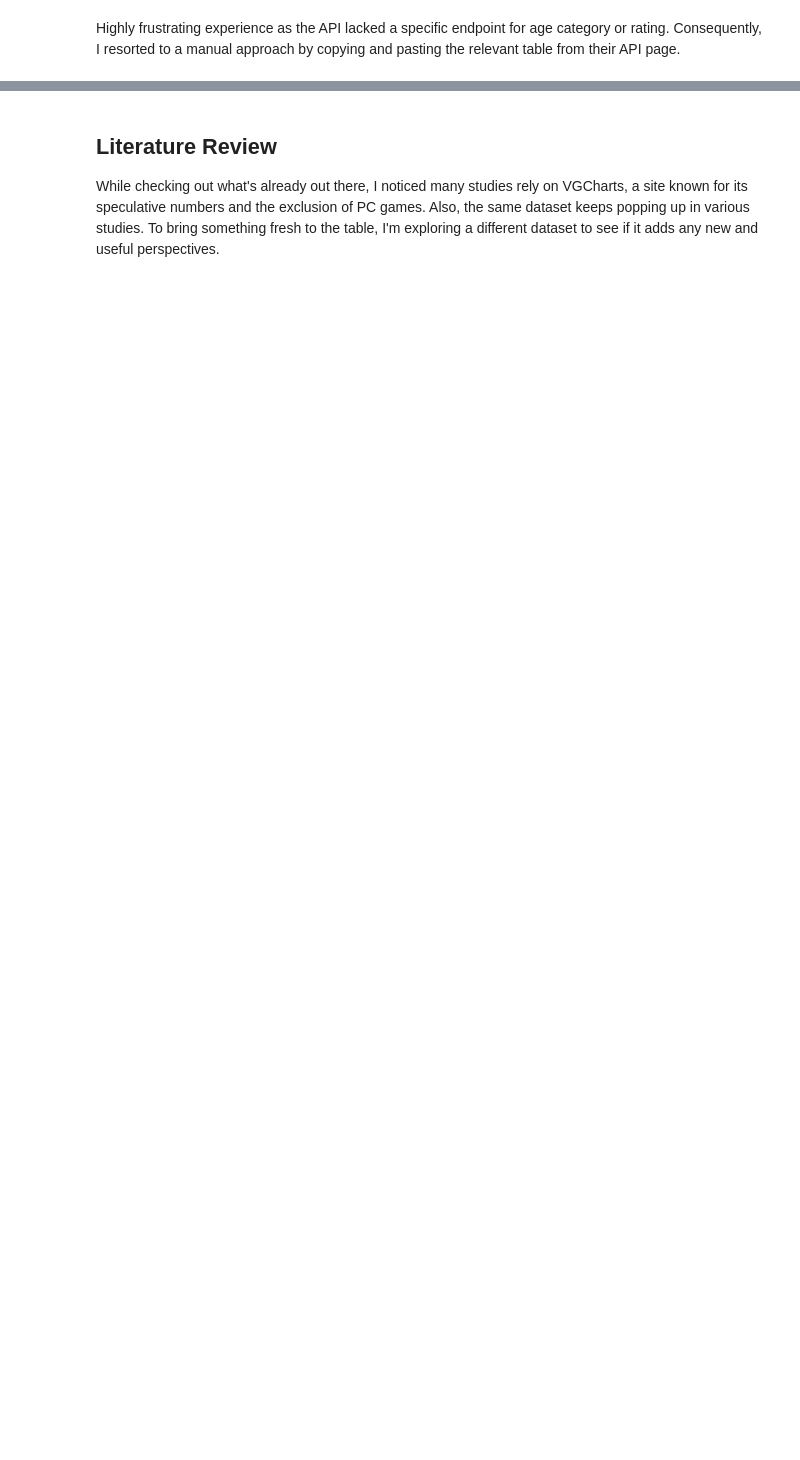
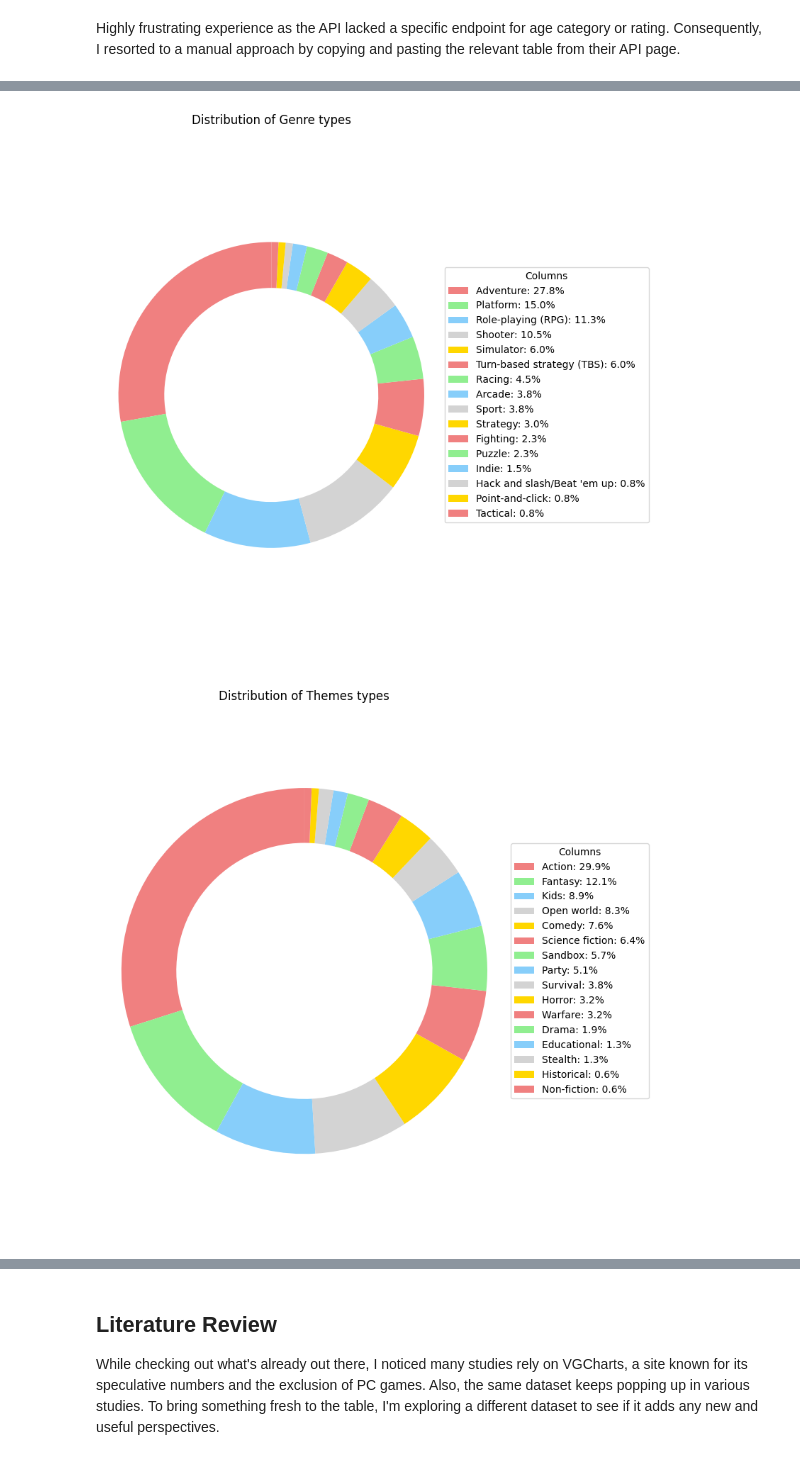
Before and after one commit to zhiwt01/project, a Jupyter notebook: info.ipynb, the cells around one changed output, grey strips where cells are left out. Drawn from its saved outputs; the diff is of its cells as text; code cells hidden in the pictures; blank space fills up the shorter version.

```diff
--- a/info.ipynb
+++ b/info.ipynb
@@ -569,6 +533,7 @@ def map_list(lst, mapping_dict):
     else:
         return np.nan
 
+df['player_perspectives'] = df['player_perspectives'].apply(map_list, mapping_dict=player_perspectives_code)
 df['age_ratings']= df['age_ratings'].apply(map_list, mapping_dict=age_ratings_code)
 
 genres_list = extract_unique(df['genres'])
@@ -627,0 +652,19 @@ print(df.head())
+# %%
+filtered_df=filtered_df[['id', 'name', 'genres', 'themes', 'platforms', 'player_perspectives','multiplayer_modes','age_ratings','game_localizations']]
+filtered_df['game_localizations'] = np.where(filtered_df['game_localizations'].replace([np.nan, ''], False), True, False)
+filtered_df['multiplayer_modes'] = np.where(filtered_df['multiplayer_modes'].replace([np.nan, ''], False), True, False)
+
+general_df =filtered_df[['name', 'player_perspectives','multiplayer_modes','age_ratings','game_localizations']]
+
+specialized = ['genres', 'themes', 'platforms']
+specialized_df_list =[]
+
+for x in specialized:
+    specialized_df_list.append(pd.DataFrame(filtered_df[['name', x]]))
+
+for index, value in enumerate(specialized):
+    genres_dummies = pd.get_dummies(specialized_df_list[index][value].apply(pd.Series).stack()).groupby(level=0).max()
+    specialized_df_list[index] = pd.concat([specialized_df_list[index], genres_dummies], axis=1)
+    specialized_df_list[index].drop(columns=value, inplace=True)
+
+genres_df, themes_df, platforms_df = specialized_df_list
@@ -627,0 +728,27 @@ print(df.head())
+# %%
+def plot_pie_chart(df, title):
+    df_without_name = df.drop(columns=['name'])
+
+    true_values_df = df_without_name[df_without_name == True].dropna(axis=1, how='all')
+
+    column_sums = true_values_df.sum().sort_values(ascending=False)
+
+    fig, ax = plt.subplots(figsize=(8, 8))
+    wedges, _, _ = ax.pie(column_sums, labels=None, autopct='', startangle=90, colors=['lightcoral', 'lightgreen', 'lightskyblue', 'lightgray', 'gold'], wedgeprops=dict(width=0.3))
+
+    percentage_labels = [f'{percent:.1f}%' for percent in column_sums / column_sums.sum() * 100]
+    legend_labels = [f'{col}: {percent}' for col, percent in zip(column_sums.index, percentage_labels)]
+
+    ax.legend(wedges, legend_labels, title='Columns', loc='center left', bbox_to_anchor=(1, 0, 0.5, 1))
+
+    plt.title(title)
+    ax.axis('equal')
+    plt.tight_layout()
+    plt.show()
+
+plot_pie_chart(genres_df, 'Distribution of Genre types')
+plot_pie_chart(themes_df, 'Distribution of Themes types')
+plot_pie_chart(platforms_df, 'Distribution of Platforms types')
+# %% [output]
+[figure, added]
+[figure, added]
```
Also changed, not shown: parts of 35 cells of this notebook, 4 other files.
